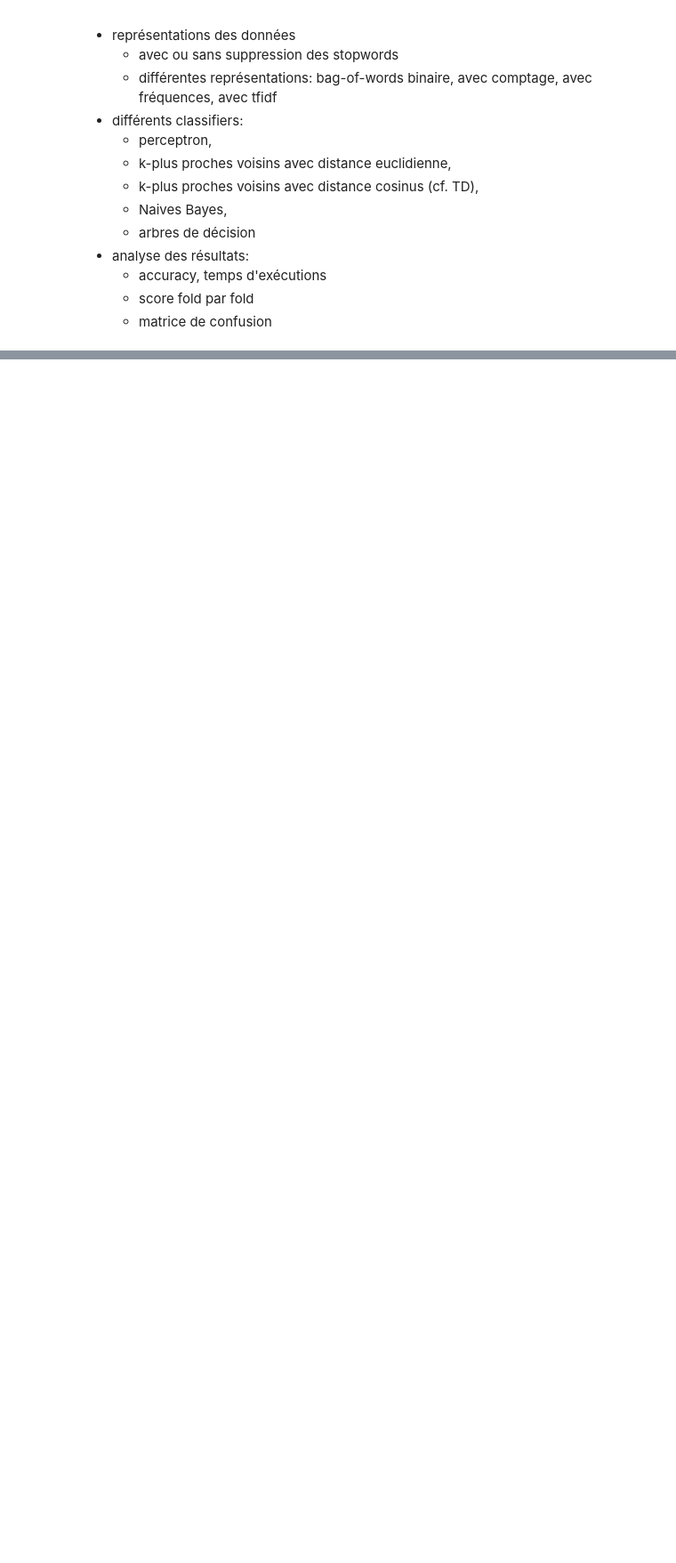
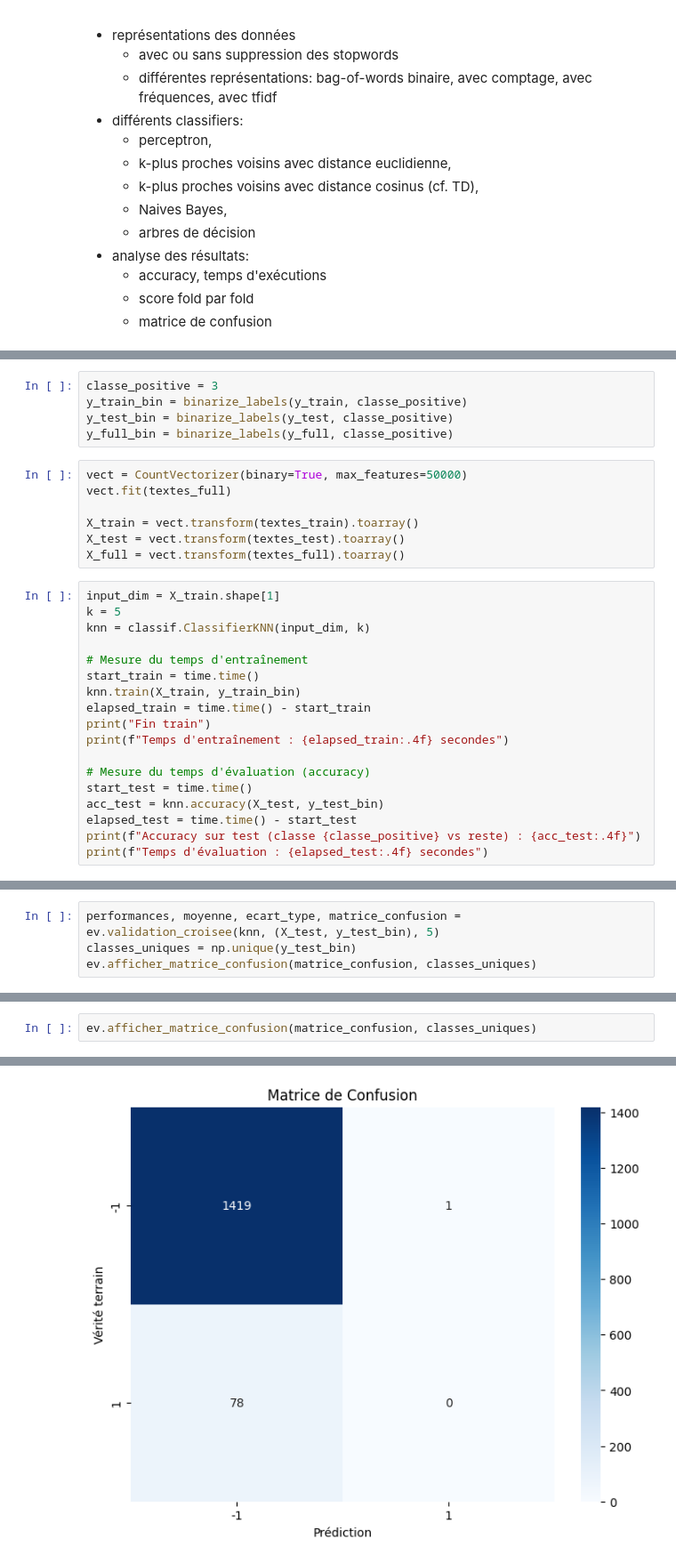
Before and after one commit to yarak4/Sciences-de-donnees, a Jupyter notebook: projet-Khamis_Nistor.ipynb, the cells around one changed output, grey strips where cells are left out. Shown: that part at 89% size. Drawn from its saved outputs; the diff is of its cells as text; blank space fills up the shorter version.

Commit message:
knn simple et cos accuracy et temps

```diff
--- a/projet-Khamis_Nistor.ipynb
+++ b/projet-Khamis_Nistor.ipynb
@@ -297,0 +308,30 @@ textes_sans_stopwords = [' '.join(mots) for mots in df_sans_stopwords['les_mots'
+# %%
+classe_positive = 3
+y_train_bin = binarize_labels(y_train, classe_positive)
+y_test_bin = binarize_labels(y_test, classe_positive)
+y_full_bin = binarize_labels(y_full, classe_positive)
+# %%
+vect = CountVectorizer(binary=True, max_features=50000)
+vect.fit(textes_full)
+
+X_train = vect.transform(textes_train).toarray()
+X_test = vect.transform(textes_test).toarray()
+X_full = vect.transform(textes_full).toarray()
+# %%
+input_dim = X_train.shape[1]
+k = 5
+knn = classif.ClassifierKNN(input_dim, k)
+
+# Mesure du temps d'entraînement
+start_train = time.time()
+knn.train(X_train, y_train_bin)
+elapsed_train = time.time() - start_train
+print("Fin train")
+print(f"Temps d'entraînement : {elapsed_train:.4f} secondes")
+
+# Mesure du temps d'évaluation (accuracy)
+start_test = time.time()
+acc_test = knn.accuracy(X_test, y_test_bin)
+elapsed_test = time.time() - start_test
+print(f"Accuracy sur test (classe {classe_positive} vs reste) : {acc_test:.4f}")
+print(f"Temps d'évaluation : {elapsed_test:.4f} secondes")
@@ -297,0 +343,4 @@ textes_sans_stopwords = [' '.join(mots) for mots in df_sans_stopwords['les_mots'
+# %%
+performances, moyenne, ecart_type, matrice_confusion = ev.validation_croisee(knn, (X_test, y_test_bin), 5)
+classes_uniques = np.unique(y_test_bin)
+ev.afficher_matrice_confusion(matrice_confusion, classes_uniques)
@@ -297,0 +349,3 @@ textes_sans_stopwords = [' '.join(mots) for mots in df_sans_stopwords['les_mots'
+# %%
+ev.afficher_matrice_confusion(matrice_confusion, classes_uniques)
+# %% [output]
@@ -297,0 +366 @@ textes_sans_stopwords = [' '.join(mots) for mots in df_sans_stopwords['les_mots'
+[figure, added]
```
Also changed, not shown: parts of 37 cells of this notebook, 2 other files.
